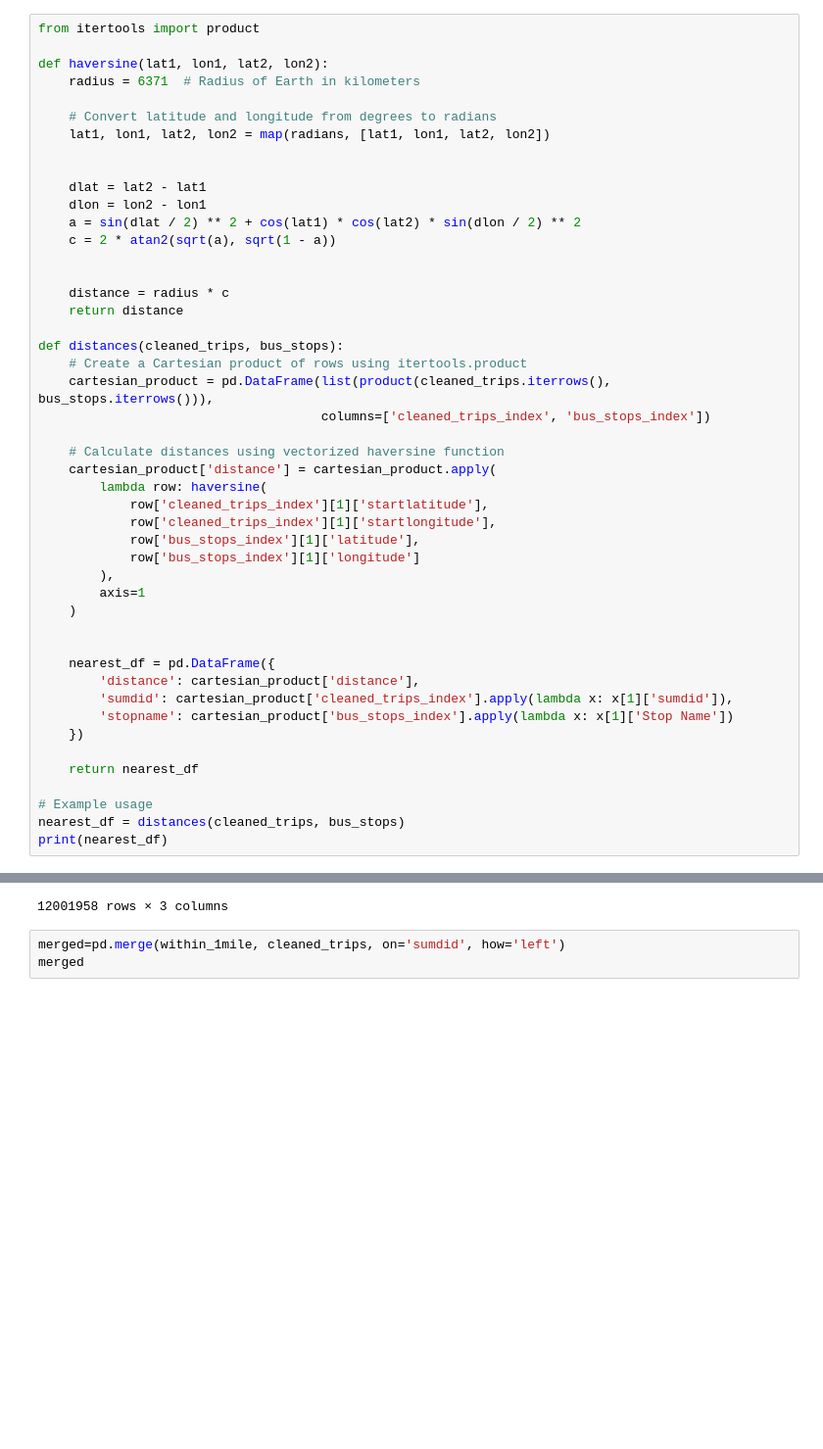
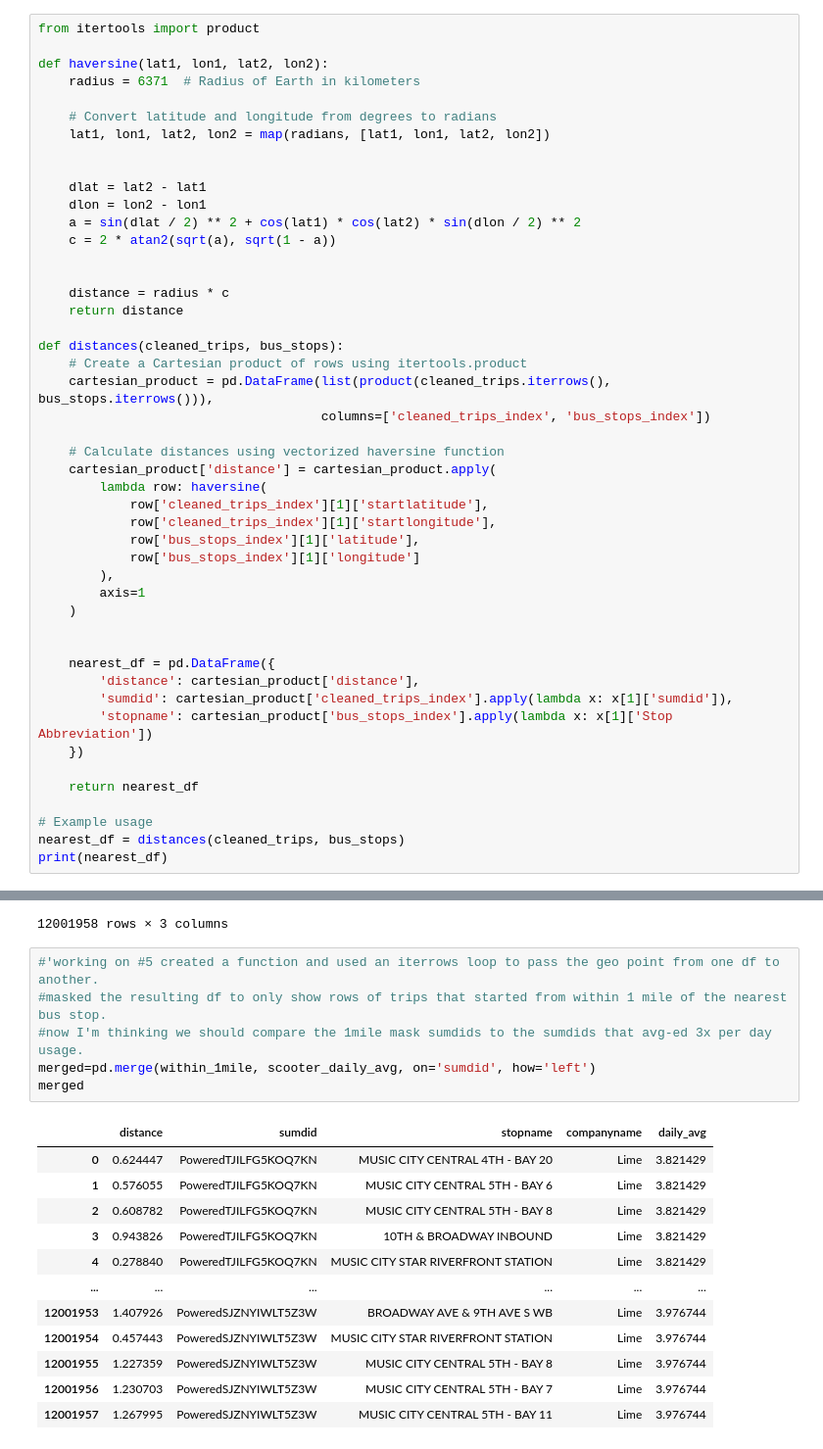
Before and after one commit to elisianguyen/nashville_scooters, a Jupyter notebook: notebooks/scooter_code.ipynb, the cells around one changed output, grey strips where cells are left out. Shown: that part at 98% size. Drawn from its saved outputs; the diff is of its cells as text; blank space fills up the shorter version.

```diff
--- a/notebooks/scooter_code.ipynb
+++ b/notebooks/scooter_code.ipynb
@@ -631,7 +631,7 @@ def distances(cleaned_trips, bus_stops):
     nearest_df = pd.DataFrame({
         'distance': cartesian_product['distance'],
         'sumdid': cartesian_product['cleaned_trips_index'].apply(lambda x: x[1]['sumdid']),
-        'stopname': cartesian_product['bus_stops_index'].apply(lambda x: x[1]['Stop Name'])
+        'stopname': cartesian_product['bus_stops_index'].apply(lambda x: x[1]['Stop Abbreviation'])
     })
 
     return nearest_df
@@ -673,5 +673,21 @@ within_1mile
 | 48602223 | 1.267995 | PoweredSJZNYIWLT5Z3W | MUSIC CITY CENTRAL 5TH - BAY 11 |
 12001958 rows × 3 columns
 # %%
-merged=pd.merge(within_1mile, cleaned_trips, on='sumdid', how='left')
+#'working on #5 created a function and used an iterrows loop to pass the geo point from one df to another.
+#masked the resulting df to only show rows of trips that started from within 1 mile of the nearest bus stop.
+#now I'm thinking we should compare the 1mile mask sumdids to the sumdids that avg-ed 3x per day usage.
+merged=pd.merge(within_1mile, scooter_daily_avg, on='sumdid', how='left')
 merged
+# %% [output]
+|  | distance | sumdid | stopname | companyname | daily_avg |
+| 0 | 0.624447 | PoweredTJILFG5KOQ7KN | MUSIC CITY CENTRAL 4TH - BAY 20 | Lime | 3.821429 |
+| 1 | 0.576055 | PoweredTJILFG5KOQ7KN | MUSIC CITY CENTRAL 5TH - BAY 6 | Lime | 3.821429 |
+| 2 | 0.608782 | PoweredTJILFG5KOQ7KN | MUSIC CITY CENTRAL 5TH - BAY 8 | Lime | 3.821429 |
+| 3 | 0.943826 | PoweredTJILFG5KOQ7KN | 10TH & BROADWAY INBOUND | Lime | 3.821429 |
+| 4 | 0.278840 | PoweredTJILFG5KOQ7KN | MUSIC CITY STAR RIVERFRONT STATION | Lime | 3.821429 |
+| ... | ... | ... | ... | ... | ... |
+| 12001953 | 1.407926 | PoweredSJZNYIWLT5Z3W | BROADWAY AVE & 9TH AVE S WB | Lime | 3.976744 |
+| 12001954 | 0.457443 | PoweredSJZNYIWLT5Z3W | MUSIC CITY STAR RIVERFRONT STATION | Lime | 3.976744 |
+| 12001955 | 1.227359 | PoweredSJZNYIWLT5Z3W | MUSIC CITY CENTRAL 5TH - BAY 8 | Lime | 3.976744 |
+| 12001956 | 1.230703 | PoweredSJZNYIWLT5Z3W | MUSIC CITY CENTRAL 5TH - BAY 7 | Lime | 3.976744 |
+| 12001957 | 1.267995 | PoweredSJZNYIWLT5Z3W | MUSIC CITY CENTRAL 5TH - BAY 11 | Lime | 3.976744 |
```
Also changed, not shown: parts of 7 cells of this notebook.
